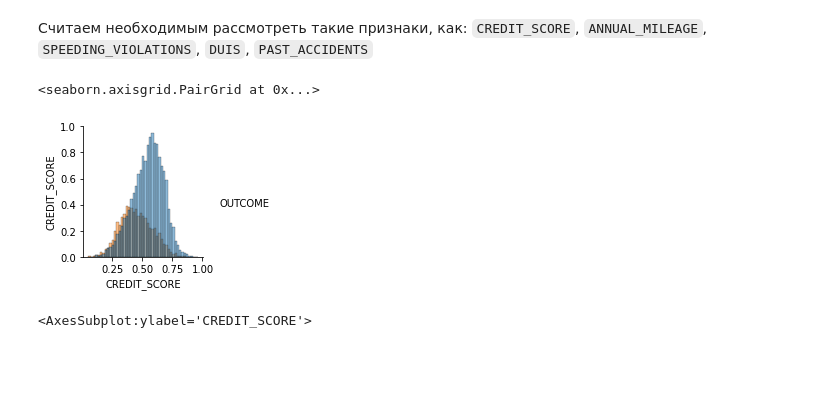
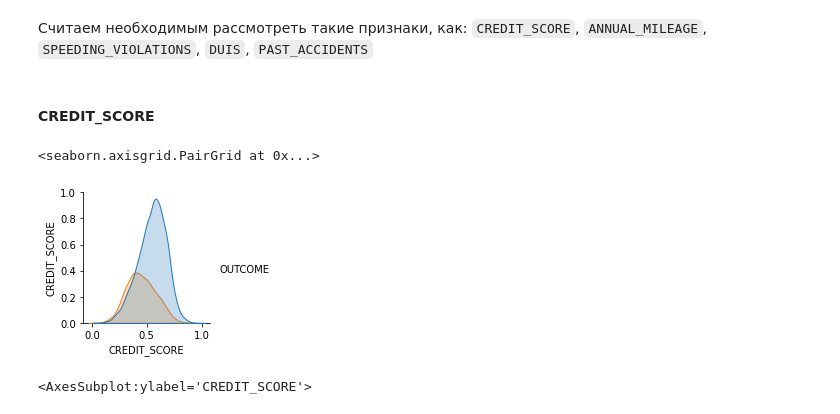
Before and after one commit to PureEvil-UselessMan/MachineLearningAndDataAnalysis, a Jupyter notebook: 00. ML.ipynb, the cells around one changed output. Drawn from its saved outputs; the diff is of its cells as text; code cells hidden in the pictures; blank space fills up the shorter version.

```diff
--- a/00. ML.ipynb
+++ b/00. ML.ipynb
@@ -177,11 +171,13 @@ data.describe()
 | max | 999976.000000 | 0.960819 | 1.000000 | 1.000000 | 1.000000 | 92101.000000 | 22000.000000 | ... |
 # %% [markdown]
 Считаем необходимым рассмотреть такие признаки, как: `CREDIT_SCORE`, `ANNUAL_MILEAGE`, `SPEEDING_VIOLATIONS`, `DUIS`, `PAST_ACCIDENTS`
+# %% [markdown]
+#### CREDIT_SCORE
 # %%
-sns.pairplot(data[["CREDIT_SCORE", "OUTCOME"]], hue="OUTCOME", diag_kind="hist")
+sns.pairplot(data[["CREDIT_SCORE", "OUTCOME"]], hue="OUTCOME")
 # %% [output]
 <seaborn.axisgrid.PairGrid at 0x...>
-[figure, old version]
+[figure, new version]
 # %%
 sns.violinplot(y="CREDIT_SCORE", data=data)
 # %% [output]
```
Also changed, not shown: parts of 61 cells of this notebook.
